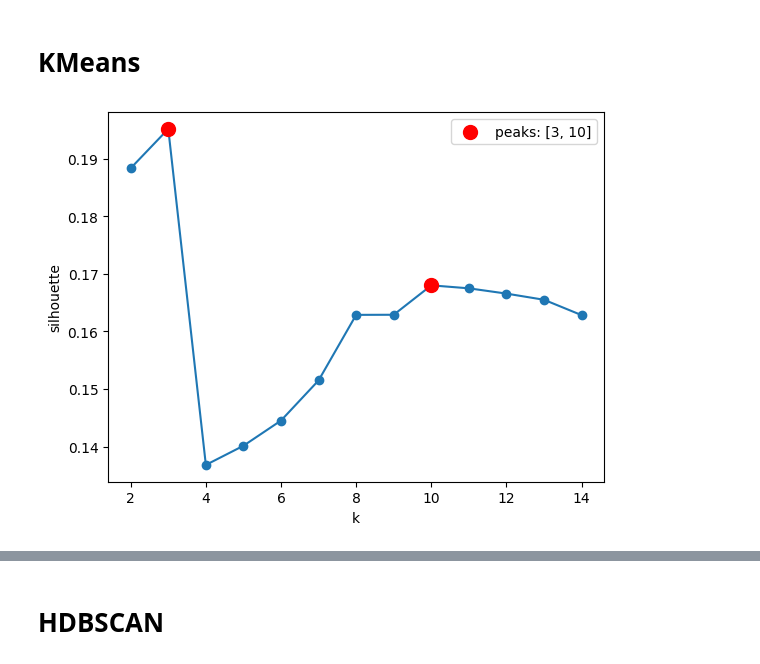
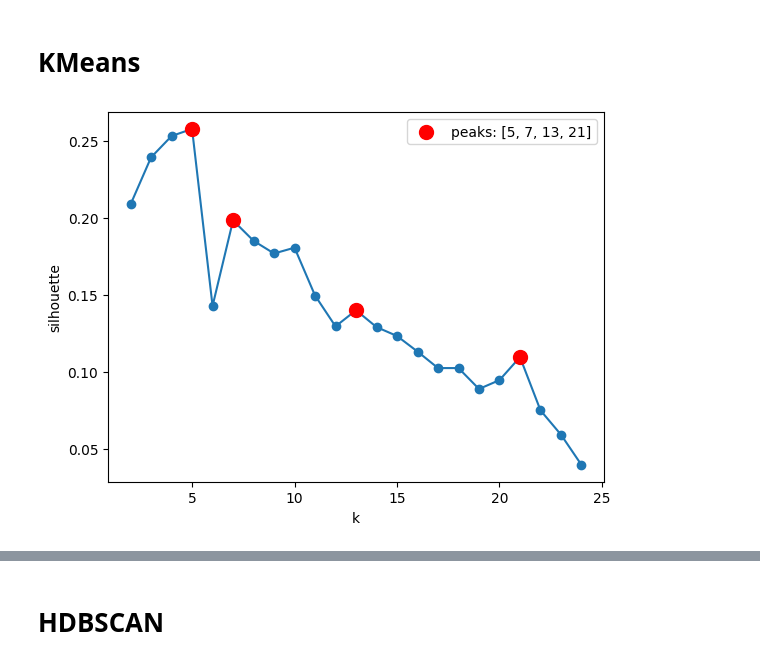
Before and after one commit to qdzzzxc/salecast, a Jupyter notebook: notebooks/niches/3_clusterize.ipynb, the cells around one changed output, grey strips where cells are left out. Saved outputs shown, nothing was run; the diff lists cells and outputs as text; code cells hidden in the pictures.

```diff
--- a/notebooks/niches/3_clusterize.ipynb
+++ b/notebooks/niches/3_clusterize.ipynb
@@ -48,36 +48,36 @@ from sklearn.cluster import KMeans
 from sklearn.metrics import silhouette_score
 
 scores = []
-K_range = range(2, 15)
+K_range = range(2, 25)
 
 for k in K_range:
     km = KMeans(n_clusters=k, random_state=42, n_init=10)
     labels = km.fit_predict(X)
     scores.append(silhouette_score(X, labels))
 
 scores_array = np.array(scores)
 peaks_idx, properties = find_peaks(scores_array, prominence=0.005)
 
 best_ks = [K_range[i] for i in peaks_idx]
 
 plt.plot(K_range, scores, marker="o")
 plt.scatter(
     [K_range[i] for i in peaks_idx],
     scores_array[peaks_idx],
     color="red",
     s=100,
     zorder=5,
     label=f"peaks: {best_ks}",
 )
 plt.xlabel("k")
 plt.ylabel("silhouette")
 plt.legend()
 
 for k in best_ks:
     km = KMeans(n_clusters=k, random_state=42, n_init=10)
     features_df[f"kmeans_k{k}"] = km.fit_predict(X)
 # %% [output]
-[figure, old version]
+[figure, new version]
 # %%
 from umap import UMAP
 
```
Also changed, not shown: parts of 6 cells of this notebook, 16 other files.
